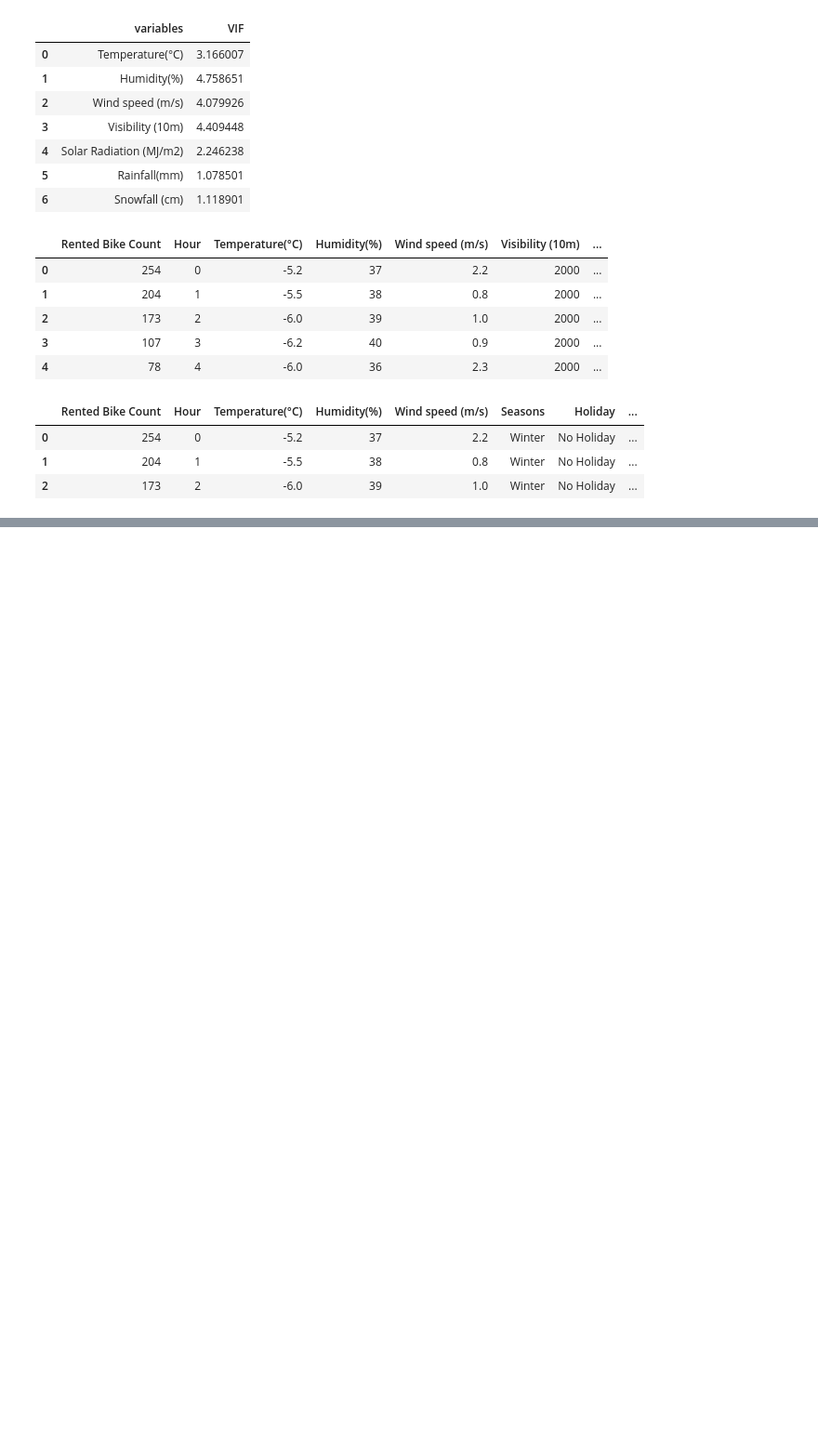
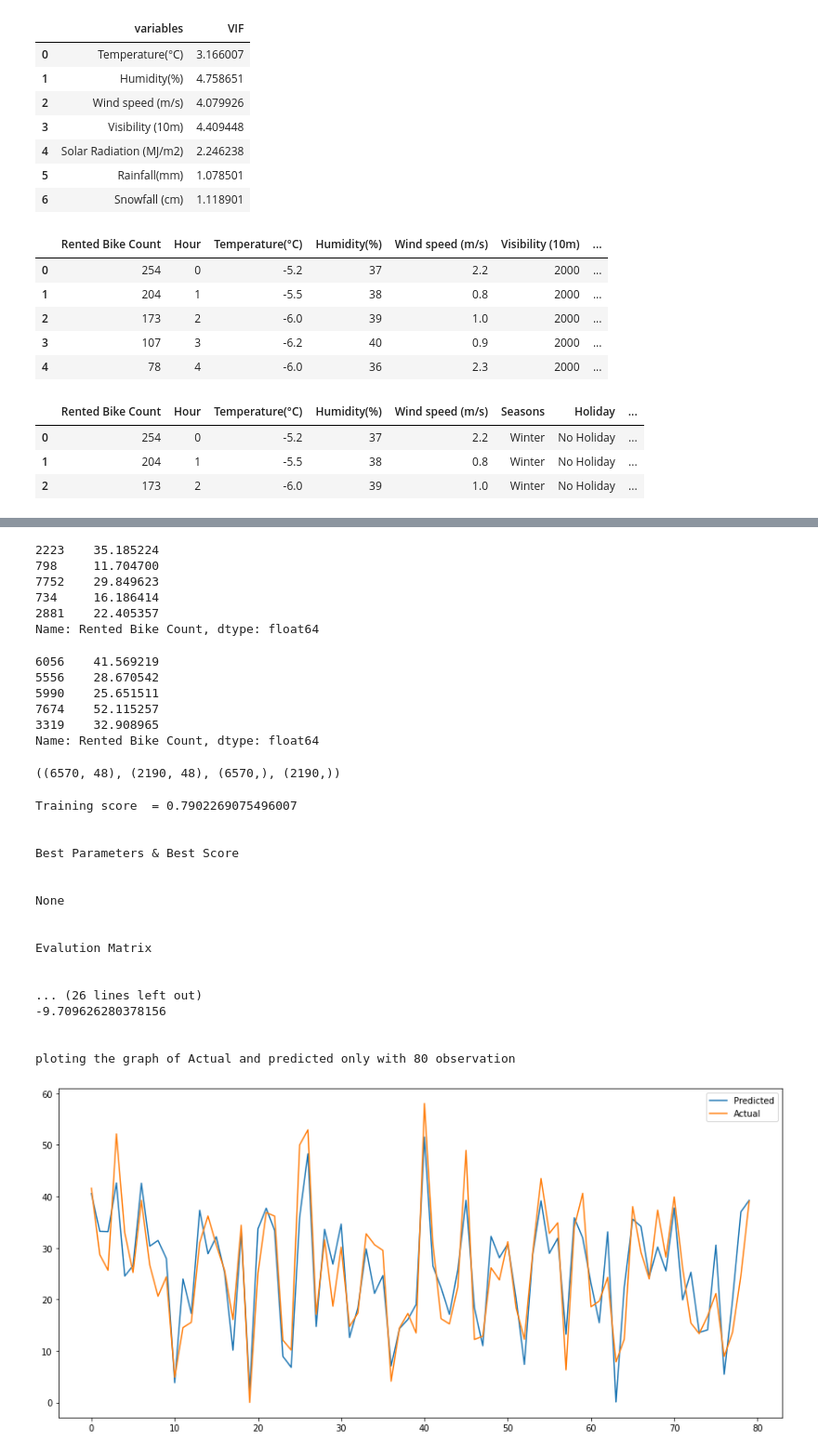
Before and after one commit to DSJibran/Seoul-Bike-Sharing-Demand-Prediction, a Jupyter notebook: Seoul_Bike_Sharing_Demand_Prediction.ipynb, the cells around one changed output, grey strips where cells are left out. Shown at 93% size. Saved outputs shown, nothing was run; the diff lists cells and outputs as text; code cells hidden in the pictures; blank space fills up the shorter version.

```diff
--- a/Seoul_Bike_Sharing_Demand_Prediction.ipynb
+++ b/Seoul_Bike_Sharing_Demand_Prediction.ipynb
@@ -410,0 +435,3 @@ df.head(3)
+# %%
+X = new_df.drop(columns=['Rented Bike Count'])
+y = np.sqrt(new_df['Rented Bike Count'])
@@ -410,0 +443,2 @@ df.head(3)
+# %%
+X_train,X_test,y_train,y_test = train_test_split(X,y, test_size=0.25,random_state=42)
@@ -410,0 +465,22 @@ df.head(3)
+# %%
+y_train.head()
+# %% [output]
+2223    35.185224
+798     11.704700
+7752    29.849623
+734     16.186414
+2881    22.405357
+Name: Rented Bike Count, dtype: float64
+# %%
+y_test.head()
+# %% [output]
+6056    41.569219
+5556    28.670542
+5990    25.651511
+7674    52.115257
+3319    32.908965
+Name: Rented Bike Count, dtype: float64
+# %%
+X_train.shape, X_test.shape, y_train.shape, y_test.shape
+# %% [output]
+((6570, 48), (2190, 48), (6570,), (2190,))
@@ -410,0 +620,32 @@ df.head(3)
+# %%
+# Transforming data
+
+from sklearn.preprocessing import MinMaxScaler
+
+scaler=MinMaxScaler()
+X_train = scaler.fit_transform(X_train)
+X_test = scaler.transform(X_test)
+# %%
+from sklearn.linear_model import LinearRegression,Lasso,Ridge
+Linear = LinearRegression()
+# %%
+matrix_score(Linear,X_train,X_test,y_train,y_test)
+# %% [output]
+Training score  = 0.7902269075496007
+
+
+Best Parameters & Best Score
+
+
+None
+
+
+Evalution Matrix
+
+
+... (26 lines left out)
+-9.709626280378156
+
+
+ploting the graph of Actual and predicted only with 80 observation
+[figure, added]
```
Also changed, not shown: parts of 17 cells of this notebook.
